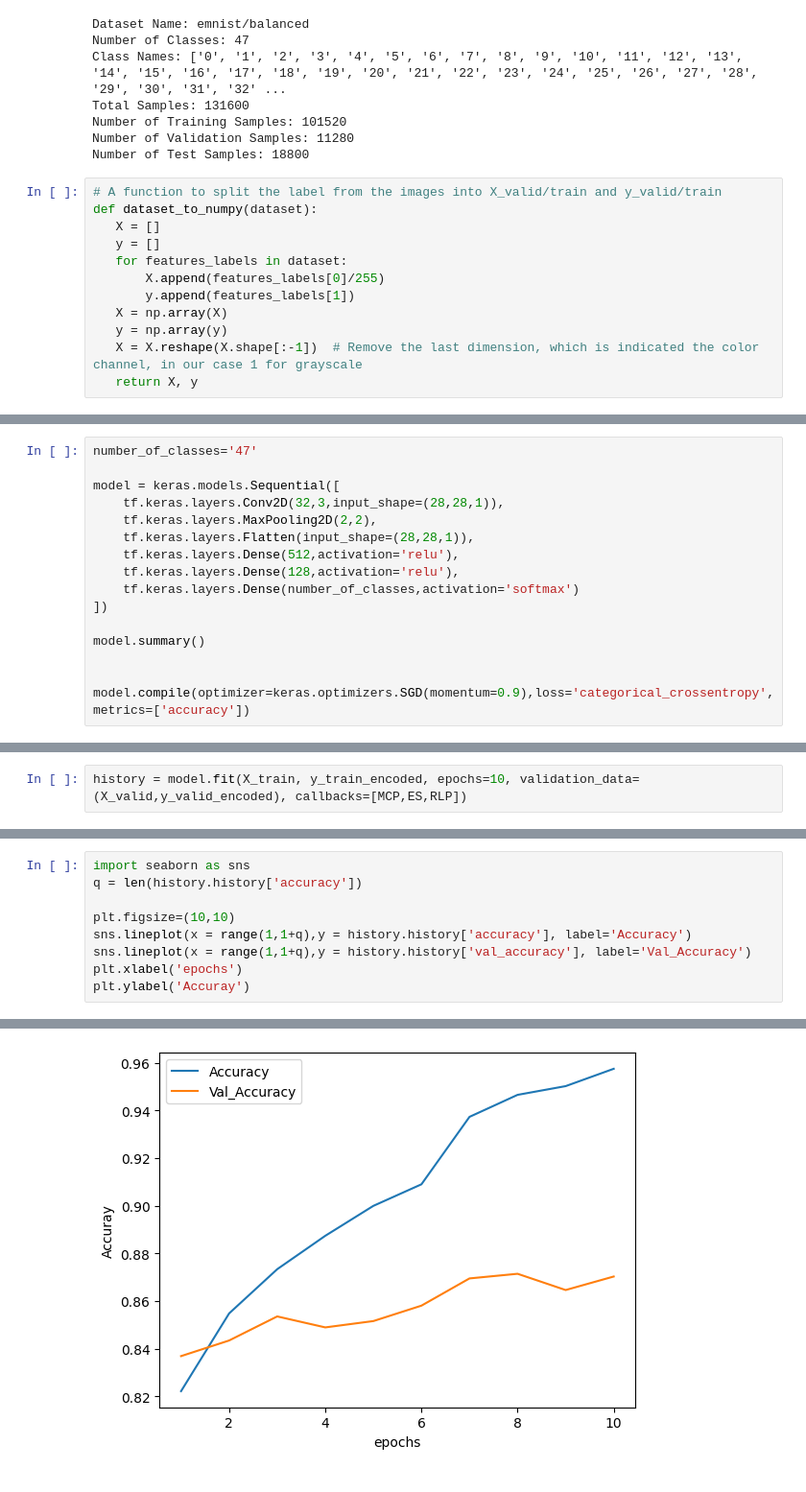
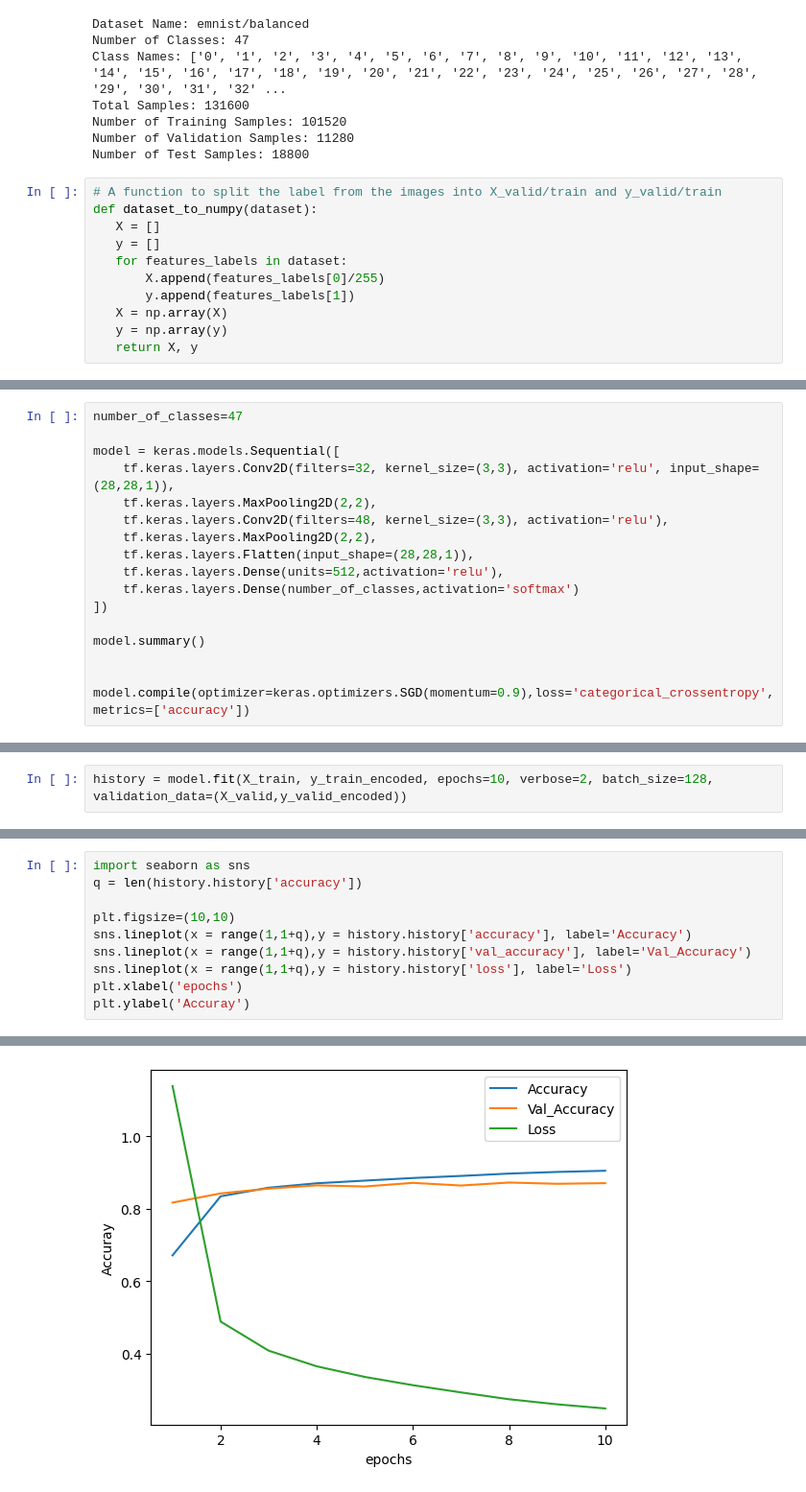
Before and after one commit to Natorden/MachineLearningProject, a Jupyter notebook: ML_Final_Project_CNN.ipynb, the cells around one changed output, grey strips where cells are left out. Shown at 96% size. Drawn from its saved outputs; the diff is of its cells as text.

Commit message:
Changes to CNN
0.39 loss | 0.86 accuracy on test data

```diff
--- a/ML_Final_Project_CNN.ipynb
+++ b/ML_Final_Project_CNN.ipynb
@@ -58,7 +58,6 @@ def dataset_to_numpy(dataset):
        y.append(features_labels[1])
    X = np.array(X)
    y = np.array(y)
-   X = X.reshape(X.shape[:-1])  # Remove the last dimension, which is indicated the color channel, in our case 1 for grayscale
    return X, y
 # %%
 # Split the datasets
@@ -84,12 +83,13 @@ Test: X: (18800, 28, 28) Y: (18800,)
 # %%
-number_of_classes='47'
+number_of_classes=47
 
 model = keras.models.Sequential([
-    tf.keras.layers.Conv2D(32,3,input_shape=(28,28,1)),
+    tf.keras.layers.Conv2D(filters=32, kernel_size=(3,3), activation='relu', input_shape=(28,28,1)),
+    tf.keras.layers.MaxPooling2D(2,2),
+    tf.keras.layers.Conv2D(filters=48, kernel_size=(3,3), activation='relu'),
     tf.keras.layers.MaxPooling2D(2,2),
     tf.keras.layers.Flatten(input_shape=(28,28,1)),
-    tf.keras.layers.Dense(512,activation='relu'),
-    tf.keras.layers.Dense(128,activation='relu'),
+    tf.keras.layers.Dense(units=512,activation='relu'),
     tf.keras.layers.Dense(number_of_classes,activation='softmax')
 ])
 
@@ -130,6 +123,6 @@ y_train_encoded = to_categorical(y_train, num_classes=47)
 y_valid_encoded = to_categorical(y_valid, num_classes=47)
 y_test_encoded = to_categorical(y_test, num_classes=47)
 # %%
-history = model.fit(X_train, y_train_encoded, epochs=10, validation_data=(X_valid,y_valid_encoded), callbacks=[MCP,ES,RLP])
+history = model.fit(X_train, y_train_encoded, epochs=10, verbose=2, batch_size=128, validation_data=(X_valid,y_valid_encoded))
 # %% [output]
 Epoch 1/10
@@ -156,15 +148,16 @@ Epoch 10: val_accuracy did not improve from 0.87145
 # %%
 import seaborn as sns
 q = len(history.history['accuracy'])
 
 plt.figsize=(10,10)
 sns.lineplot(x = range(1,1+q),y = history.history['accuracy'], label='Accuracy')
 sns.lineplot(x = range(1,1+q),y = history.history['val_accuracy'], label='Val_Accuracy')
+sns.lineplot(x = range(1,1+q),y = history.history['loss'], label='Loss')
 plt.xlabel('epochs')
 plt.ylabel('Accuray')
 # %% [output]
 Text(0, 0.5, 'Accuray')
-[figure, old version]
+[figure, new version]
 # %%
 model.evaluate(X_test, y_test_encoded)
 # %% [output]
```
Also changed, not shown: parts of 7 cells of this notebook.
